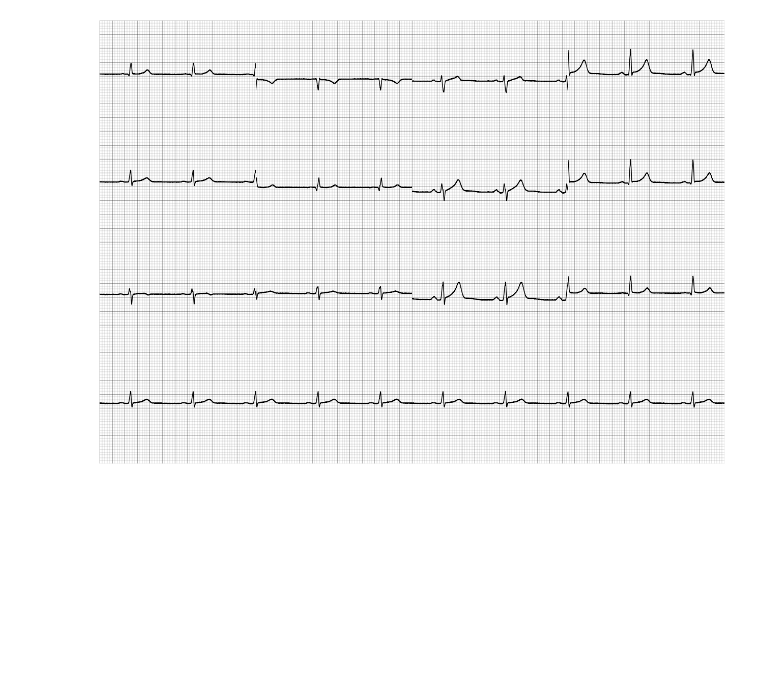
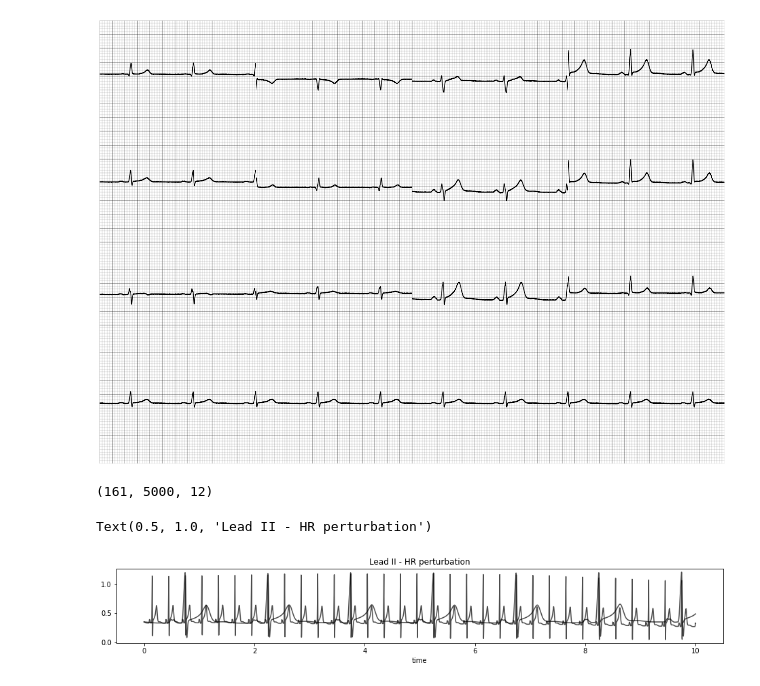
Before and after one commit to mit-ccrg/ECGNetSensitivity, a Jupyter notebook: test_vcg.ipynb, the cells around one changed output. Cells and saved outputs as stored; diff of their text form; code cells hidden in the pictures; blank space fills up the shorter version.

```diff
--- a/test_vcg.ipynb
+++ b/test_vcg.ipynb
@@ -205,3 +206,38 @@ for lead in tools.Dower_lead_map :
 tools.plot12(e_noisy, fs=fs)
 # %% [output]
 [figure]
+# %%
+# HR perturbation
+
+HR_range = np.linspace(40, 200, 161)
+
+all_ecgs = []
+
+vcg_first = vcg.VCG(HR_range[0])
+t, y = tools.solve_vcg_object(vcg_first, fs=500)
+e = tools.convert_vcg_to_12lead(y)
+
+all_ecgs.append(e)
+
+for hr in tqdm.tqdm(HR_range[1:]) :
+    vcg_new = perturb_ecg.change_HR(vcg_first, hr)
+    t, y = tools.solve_vcg_object(vcg_new, fs=500)
+    e = tools.convert_vcg_to_12lead(y)
+
+    all_ecgs.append(e)
+
+    del vcg_new
+
+e_arr = np.array(all_ecgs)
+print(e_arr.shape)
+
+plt.figure(figsize=[16,2])
+plt.plot(t, e_arr[0,:,1].T, 'k', alpha=0.7);
+plt.plot(t, e_arr[-1,:,1].T, 'k', alpha=0.7);
+
+plt.xlabel('time')
+plt.title('Lead II - HR perturbation')
+# %% [output]
+(161, 5000, 12)
+Text(0.5, 1.0, 'Lead II - HR perturbation')
+[figure, added]
```
Also changed, not shown: parts of 21 cells of this notebook, 1 other file.
